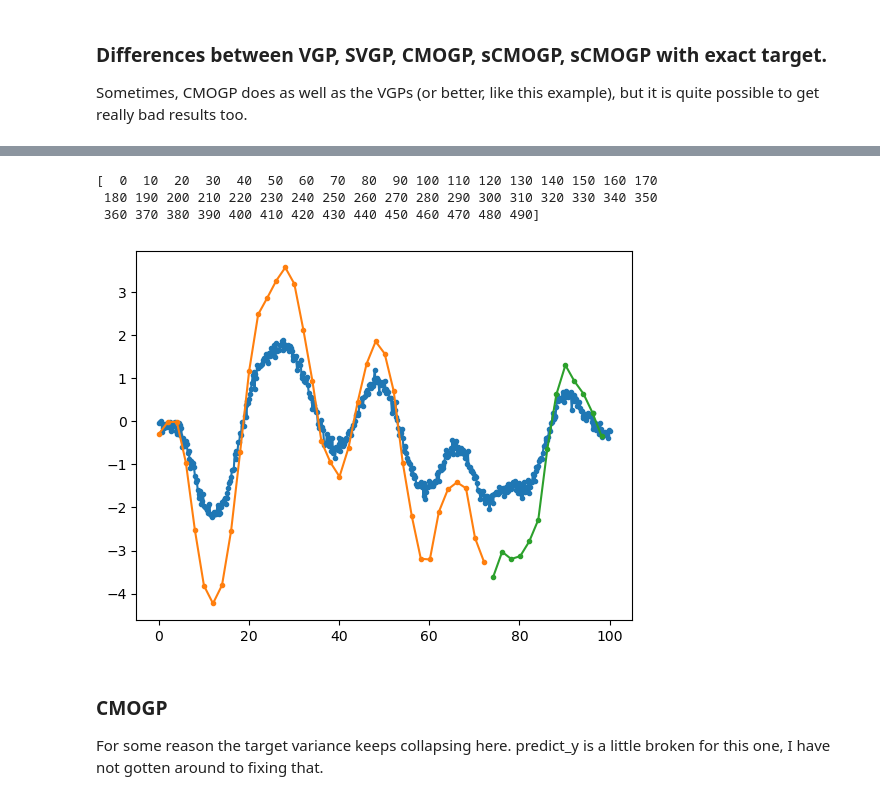
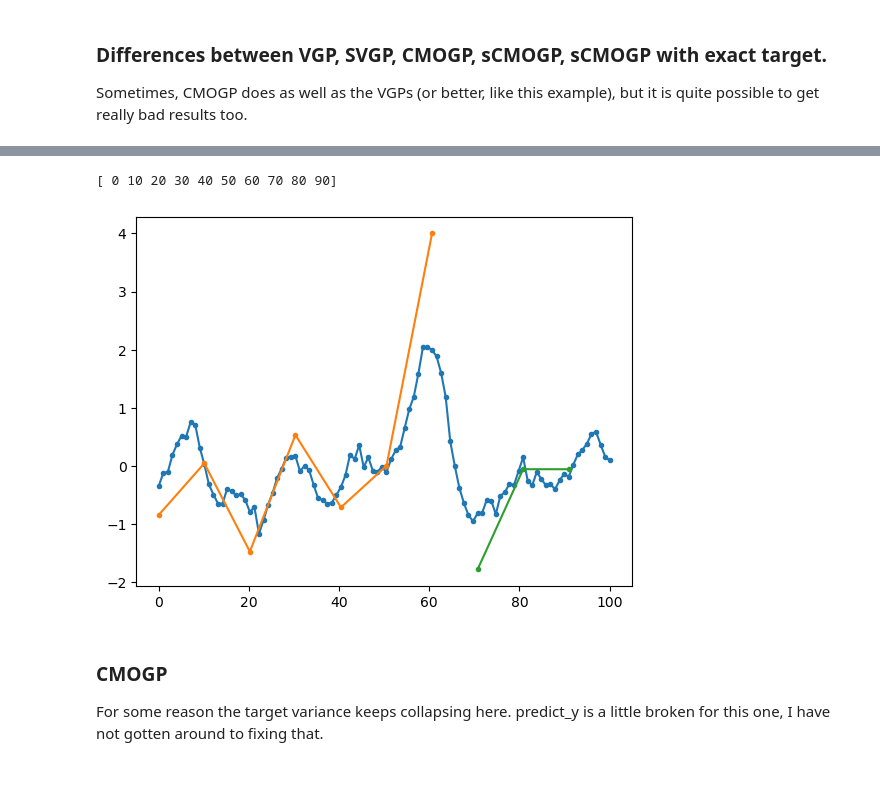
Before and after one commit to JVerbeek/at-gpflow, a Jupyter notebook: experiments/check_approximation_quality/lra-kernel-test.ipynb, the cells around one changed output, grey strips where cells are left out. Drawn from its saved outputs; the diff is of its cells as text; code cells hidden in the pictures.

```diff
--- a/experiments/check_approximation_quality/lra-kernel-test.ipynb
+++ b/experiments/check_approximation_quality/lra-kernel-test.ipynb
@@ -38,41 +31,39 @@ To enable the following instructions: AVX2 AVX512F AVX512_VNNI AVX512_BF16 FMA,
 # %%
 k = gpf.kernels.RBF(lengthscales=5, variance=1) #+ gpf.kernels.Linear(0.001)
-Xall = np.linspace(0, 100, 500)
+Xall = np.linspace(0, 100, 100)
 Yall  = np.random.multivariate_normal(np.zeros_like(Xall), k(Xall.reshape(-1, 1)))
-ind_1 = np.arange(0, 500, 1)
+ind_1 = np.arange(0, 100, 1)
 ind_2 = np.array([i for i in ind_1 if i % 10 == 0])
 ind_1 = ind_1
 ind_2 = ind_2
 print(ind_2)
 TEST_INDEX = int(0.75*len(ind_2))
 ind_train, ind_test = ind_2[:TEST_INDEX], ind_2[TEST_INDEX:]
 X1, y1 = Xall[ind_1], Yall[ind_1]
 X2, y2 = Xall[ind_train], Yall[ind_train]
 X2 = X2 - X2[0]
 scalar = 2
 y2 = scalar * y1 # np.roll(y2, 5)
 y2 = y2[ind_train]
 Xtest, ytest = Xall[ind_test], Yall[ind_test]
 ytest = scalar * ytest.reshape(-1, 1) + np.random.normal(0, 0.1, len(Xtest)).reshape(-1, 1)
 
 y1 = y1.reshape(-1, 1) + np.random.normal(0, 0.1, len(X1)).reshape(-1, 1)
 y2 = y2.reshape(-1, 1) + np.random.normal(0, 0.1, len(X2)).reshape(-1, 1)
 X1 = X1.reshape(-1, 1)
 X2 = X2.reshape(-1, 1)
 y2 = y2
 plt.plot(X1, y1, marker=".")
 plt.plot(X2, y2, marker=".")
 plt.plot(Xtest, ytest, marker=".")
 X = np.vstack((np.hstack((X1, np.zeros_like(X1))), np.hstack((X2, np.ones_like(X2)))))
 y = np.vstack((np.hstack((y1, np.zeros_like(y1))), np.hstack((y2, np.ones_like(y2)))))
 plt.show()
 X = tf.cast(X, np.float64)
 y = tf.cast(y, np.float64)
 # %% [output]
-[  0  10  20  30  40  50  60  70  80  90 100 110 120 130 140 150 160 170
- 180 190 200 210 220 230 240 250 260 270 280 290 300 310 320 330 340 350
- 360 370 380 390 400 410 420 430 440 450 460 470 480 490]
+[ 0 10 20 30 40 50 60 70 80 90]
-[figure, old version]
+[figure, new version]
 # %% [markdown]
 ### CMOGP
 For some reason the target variance keeps collapsing here. predict_y is a little broken for this one, I have not gotten around to fixing that.
```
Also changed, not shown: parts of 12 cells of this notebook, 5 other files.
